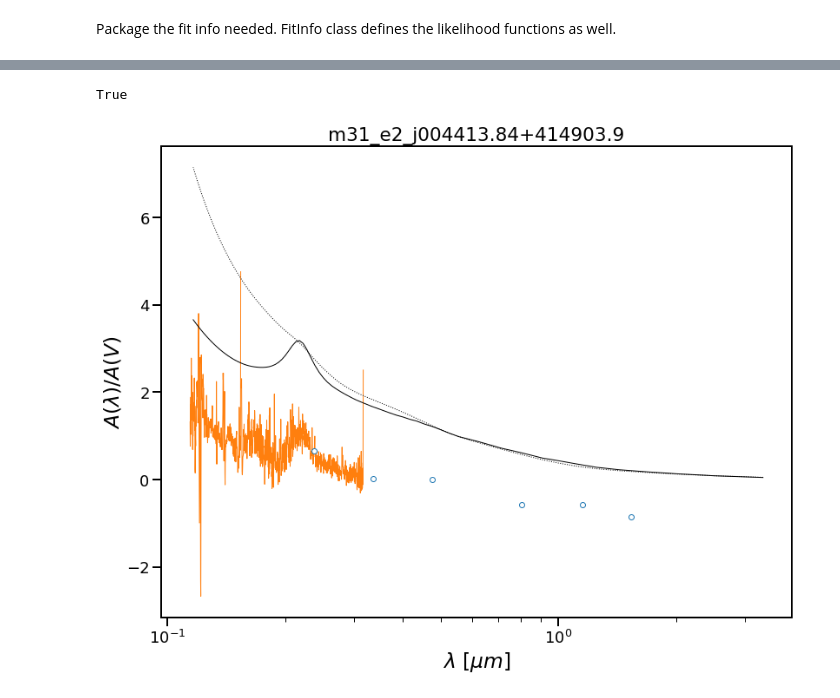
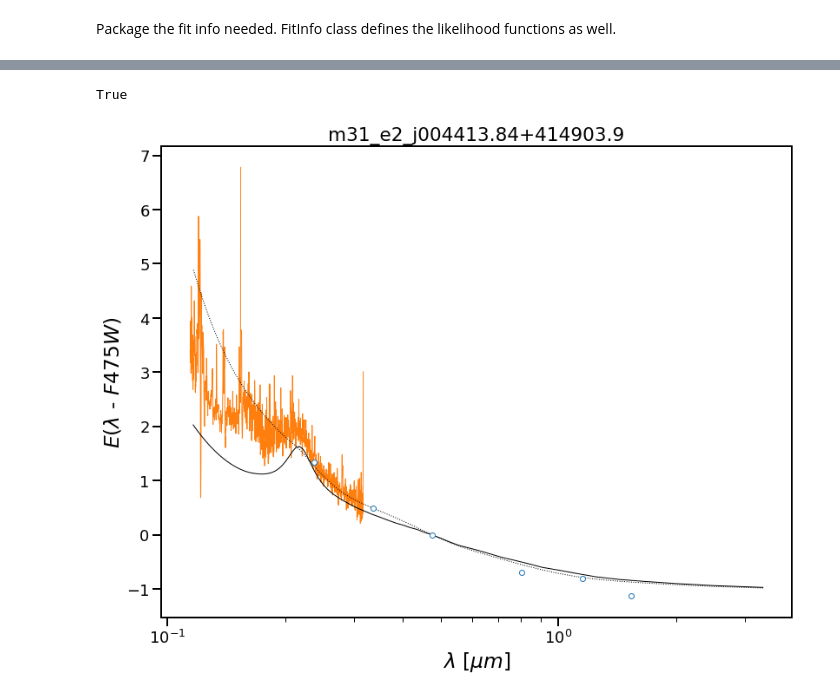
Before and after one commit to petiay/ext-science, a Jupyter notebook: m31_Extinction_with_Models.ipynb, the cells around one changed output, grey strips where cells are left out. Cells and saved outputs as stored; diff of their text form; code cells hidden in the pictures.

```diff
--- a/m31_Extinction_with_Models.ipynb
+++ b/m31_Extinction_with_Models.ipynb
@@ -59,9 +59,11 @@ savefile_path = "/Users/pyanchulova/Documents/ext-science/figs/"
 Define star specific parameters
 # %%
 # starname = "m31_e2_j004413.84+414903.9"
-starname = m31_list[2]
-print(starname)
+starname = m31_list[0]
 fstarname = f"{starname}.dat"
 velocity = -109.3 # M31 radial velocity from NED
 relband = "ACS_F475W"
+relband_str = "$F475W$"
+starstr = starname.split("m31_")[1].split("_")[0]
+print(starname, starstr)
 # %% [output]
@@ -893,7 +793,7 @@ norm_model = np.average(hi_ext_modsed["BAND"])
 norm_data = np.average(reddened_star.data["BAND"].fluxes)
 
 # plotting setup for easier to read plots
-fontsize = 18
+fontsize = 16
 font = {"size": fontsize}
 mpl.rc("font", **font)
 mpl.rc("lines", linewidth=1)
@@ -904,7 +804,7 @@ mpl.rc("ytick.major", width=2)
 mpl.rc("ytick.minor", width=2)
 
 # setup the plot
-fig, ax = plt.subplots(figsize=(13, 10))
+fig, ax = plt.subplots(figsize=(13, 9.5))
 
 # plot the bands and all spectra for this star
 for cspec in modinfo.fluxes.keys():
@@ -943,7 +843,7 @@ for cspec in modinfo.fluxes.keys():
     )
 
 # finish configuring the plot
-ax.set_ylim(8e4 / norm_model, 2e9 / norm_model)
+ax.set_ylim(8e4 / norm_model, 6e9 / norm_model)
 ax.set_yscale("log")
 ax.set_xscale("log")
 ax.set_xlabel(r"$\lambda$ [$\mu m$]", fontsize=1.3 * fontsize)
@@ -954,7 +854,7 @@ ax.tick_params("both", length=5, width=1, which="minor")
 # ax.legend()
 
 # use the whitespace better
-fig.tight_layout()
+# fig.tight_layout()
 plt.title(starname)
-plt.savefig(savefile_path + "extcurve_2_" + starname + ".png")
+plt.savefig(savefile_path + starstr + "_spectra2" + ".png")
 # %% [output]
@@ -962,28 +864,37 @@ plt.savefig(savefile_path + "extcurve_2_" + starname + ".png")
 # %%
 fig, ax = plt.subplots(figsize=(13, 10))
 
 # convert from E(l-V) to A(l)/A(V)
 print(extdata.type_rel_band != "V")
 extdata.columns["AV"] = (params[3], 0.0)
-extdata.trans_elv_alav()
+# extdata.trans_elv_alav()
 
+# def trans_elv_elvebv
 extdata.plot(ax) #, alax=True)
 ax.set_xscale("log")
 ax.set_xlabel(r"$\lambda$ [$\mu m$]", fontsize=1.3 * fontsize)
 #ax.set_ylim(0.0, 10.0)
-ax.set_ylabel(r"$A(\lambda)/A(V)$", fontsize=1.3 * fontsize)
+# ax.set_ylabel(r"$A(\lambda)/A(V)$", fontsize=1.3 * fontsize)
+ax.set_ylabel(fr"$E(\lambda$ - %s)" % relband_str, fontsize=1.3 * fontsize)
 ax.tick_params("both", length=10, width=2, which="major")
 ax.tick_params("both", length=5, width=1, which="minor")
 
 # plot known exitnction curves
 mod_x = np.arange(0.3, 8.7, 0.1) / u.micron
 smcbar = G03_SMCBar()
-ax.plot(1.0 / mod_x, smcbar(mod_x), "k:")
+# ax.plot(1.0 / mod_x, smcbar(mod_x), "k:")
+Af475wAv = smcbar(0.475 * u.micron)
+smcbar_el475w = (smcbar(mod_x) - Af475wAv) * params[3]
+ax.plot(1.0 / mod_x, smcbar_el475w, "k:")
 
 f19_rv31 = F19(Rv=3.1)
-ax.plot(1.0 / mod_x, f19_rv31(mod_x), "k-")
+# ax.plot(1.0 / mod_x, f19_rv31(mod_x), "k-")
+# ax.set_xlim(0, 7.5)
+Af475wAv = f19_rv31(0.475 * u.micron)
+f19_el475w = (f19_rv31(mod_x) - Af475wAv) * params[3]
+ax.plot(1.0 / mod_x, f19_el475w, "k-")
 plt.title(starname)
-plt.savefig(savefile_path + "extcurve_2_" + starname + ".png")
+plt.savefig(savefile_path + starstr + "_extcurve2" + ".png")
 # %% [output]
 True
-[figure, old version]
+[figure, new version]
```
Also changed, not shown: parts of 55 cells of this notebook, 2 other files.
